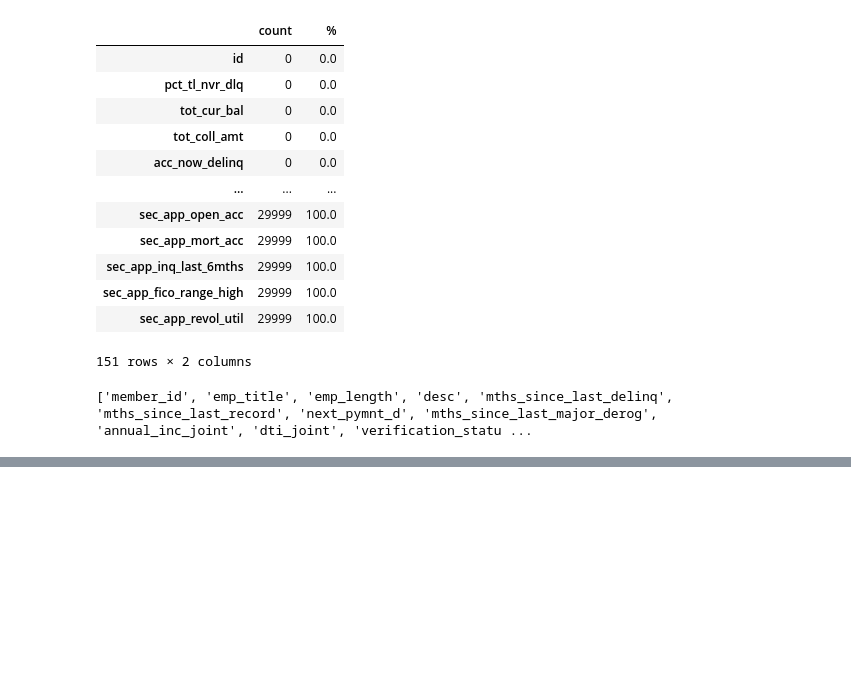
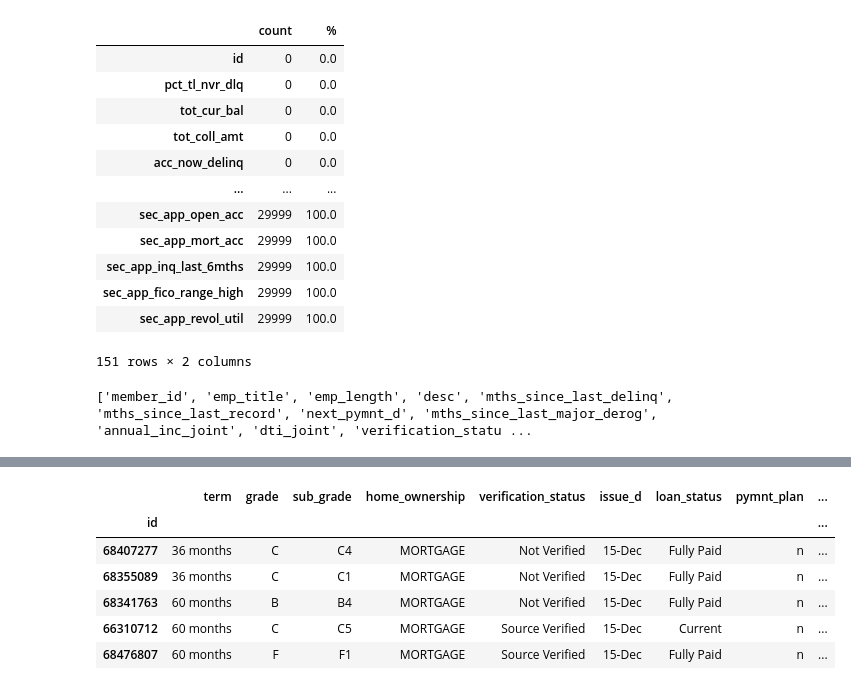
Before and after one commit to jjobes90/Loan-Approval, a Jupyter notebook: Second_Capstone_Data_Cleaning.ipynb, the cells around one changed output, grey strips where cells are left out. Drawn from its saved outputs; the diff is of its cells as text; code cells hidden in the pictures; blank space fills up the shorter version.

```diff
--- a/Second_Capstone_Data_Cleaning.ipynb
+++ b/Second_Capstone_Data_Cleaning.ipynb
@@ -247,0 +89,10 @@ new_data['title'][0]
+# %%
+non_numeric_df.head()
+# %% [output]
+|  | term | grade | sub_grade | home_ownership | verification_status | issue_d | loan_status | pymnt_plan | ... |
+| id |  |  |  |  |  |  |  |  | ... |
+| 68407277 | 36 months | C | C4 | MORTGAGE | Not Verified | 15-Dec | Fully Paid | n | ... |
+| 68355089 | 36 months | C | C1 | MORTGAGE | Not Verified | 15-Dec | Fully Paid | n | ... |
+| 68341763 | 60 months | B | B4 | MORTGAGE | Not Verified | 15-Dec | Fully Paid | n | ... |
+| 66310712 | 60 months | C | C5 | MORTGAGE | Source Verified | 15-Dec | Current | n | ... |
+| 68476807 | 60 months | F | F1 | MORTGAGE | Source Verified | 15-Dec | Fully Paid | n | ... |
```
Also changed, not shown: parts of 66 cells of this notebook.
